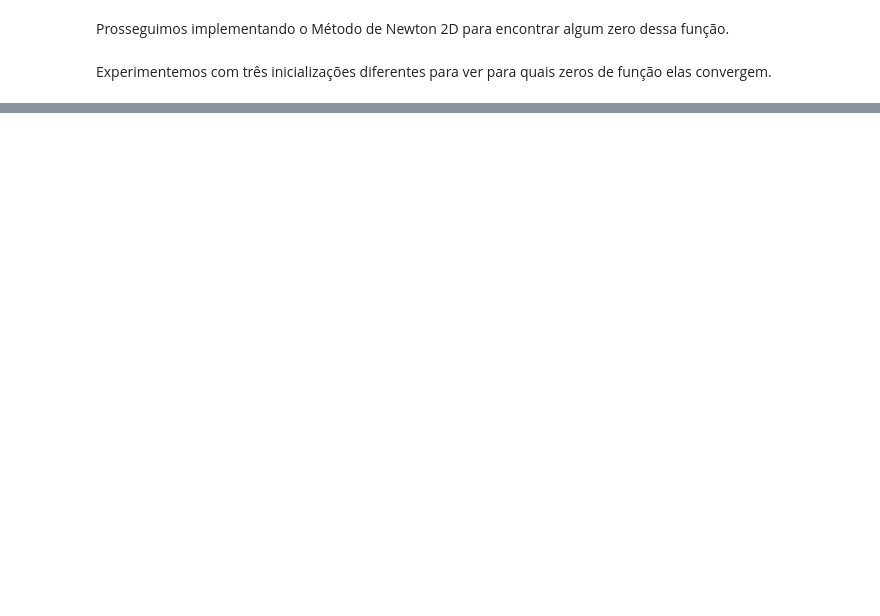
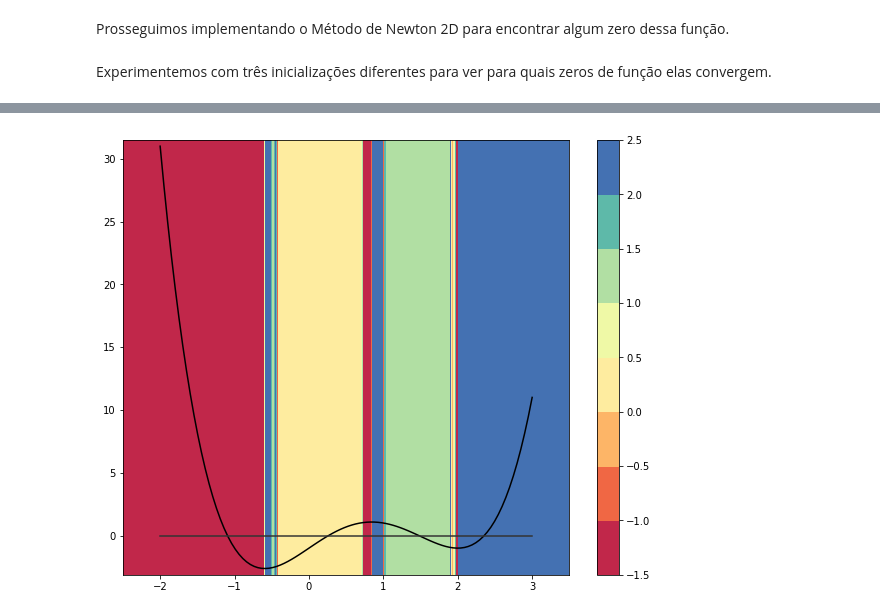
Before and after one commit to GuilhermeFreire/MetodosNumericos2, a Jupyter notebook: Aula 15 - Soluções.ipynb, the cells around one changed output, grey strips where cells are left out. Saved outputs shown, nothing was run; the diff lists cells and outputs as text; code cells hidden in the pictures; blank space fills up the shorter version.

```diff
--- a/Aula 15 - Soluções.ipynb
+++ b/Aula 15 - Soluções.ipynb
@@ -108,0 +80,16 @@ plot_decision_boundary(pred)
+# %%
+def plot_regions(x, y, f, df):
+    x_min, x_max = x.min() - 0.5, x.max() + 0.5
+    y_min, y_max = y.min() - 0.5, y.max() + 0.5
+    X, Y = np.meshgrid(np.linspace(x_min, x_max, 400), np.linspace(y_min, y_max, 400))
+    Z = find_zero2D(X.reshape(-1), f, df, trace=False).reshape(X.shape)
+    plt.figure(figsize=(10,8))
+    C = plt.contourf(X, Y, Z, zorder=1, cmap=plt.cm.Spectral)
+    plt.colorbar(C)
+    plt.plot(x, y, c="black", zorder=2)
+    plt.plot(x, zero, c="#333333", zorder=3)
+    plt.show()
+# %%
+plot_regions(x, y, f1, df1)
+# %% [output]
+[figure, added]
```
Also changed, not shown: parts of 9 cells of this notebook.
